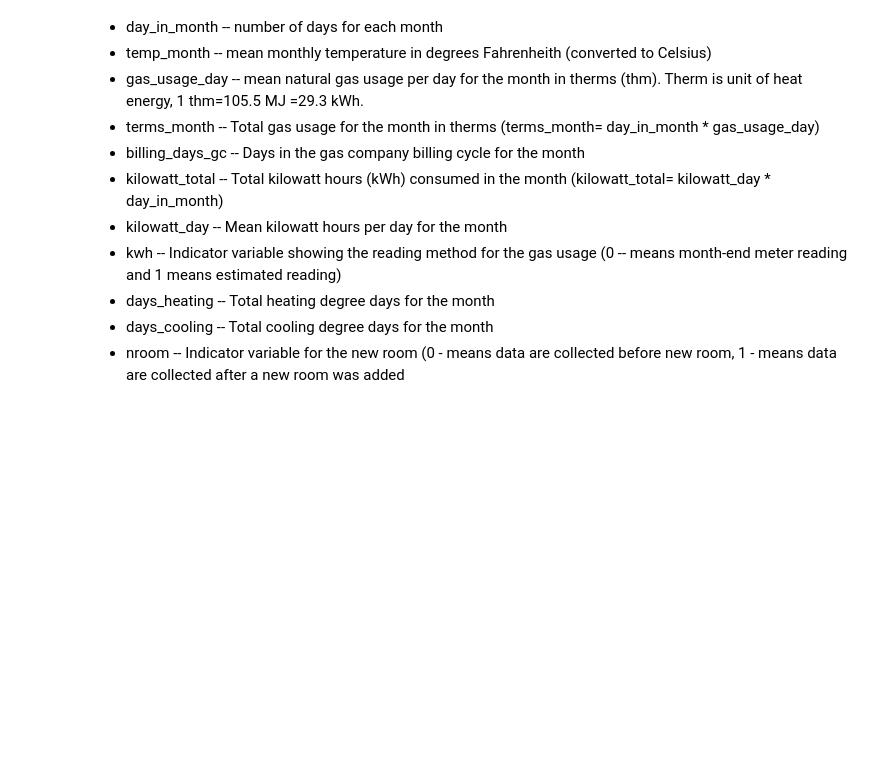
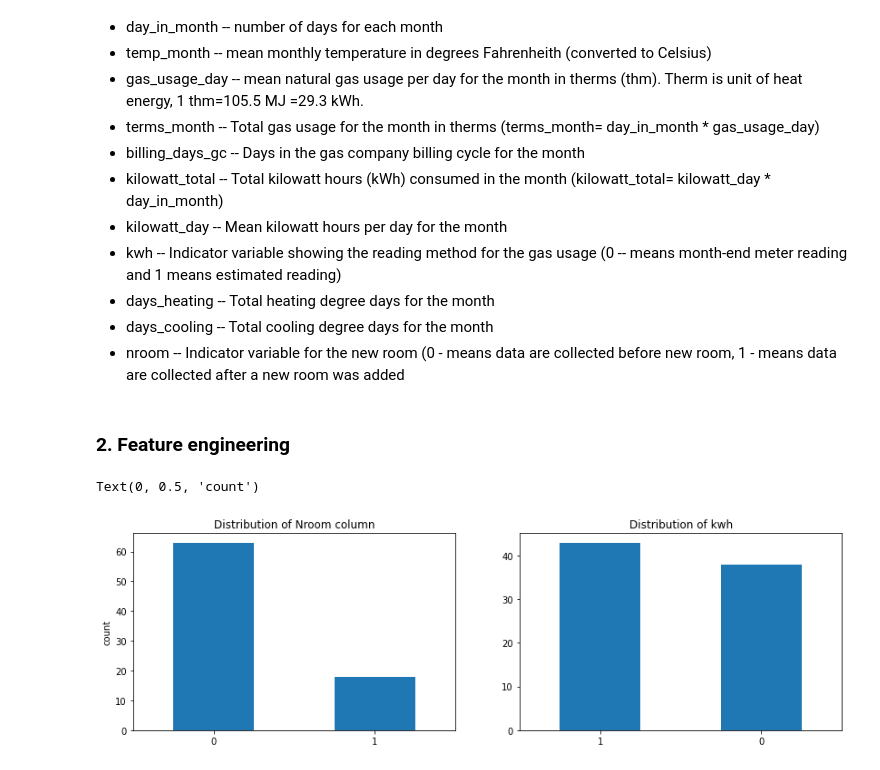
Before and after one commit to lilianasku/ML-with-Scikit-learn, a Jupyter notebook: supervised_learning/01.EDA_with_scikit-learn.ipynb, the cells around one changed output. Drawn from its saved outputs; the diff is of its cells as text; code cells hidden in the pictures; blank space fills up the shorter version.

Commit message:
feature engineering

```diff
--- a/supervised_learning/01.EDA_with_scikit-learn.ipynb
+++ b/supervised_learning/01.EDA_with_scikit-learn.ipynb
@@ -137,3 +137,20 @@ First column is an index column with dates:
 
 
 </ul>
+# %% [markdown]
+### 2. Feature engineering
+# %%
+#checking categorical variables nroom and kwh
+
+df_nroom=df.nroom.value_counts()
+df_kwh= df.kwh.value_counts()
+
+fig, ax = plt.subplots(figsize = (14, 4), ncols = 2)
+ax1=df_nroom.plot.bar(ax=ax[0], rot=0)
+ax2=df_kwh.plot.bar(ax=ax[1], rot=0)
+ax1.set_title('Distribution of Nroom column')
+ax2.set_title('Distribution of kwh')
+ax1.set_ylabel('count')
+# %% [output]
+Text(0, 0.5, 'count')
+[figure, added]
```
